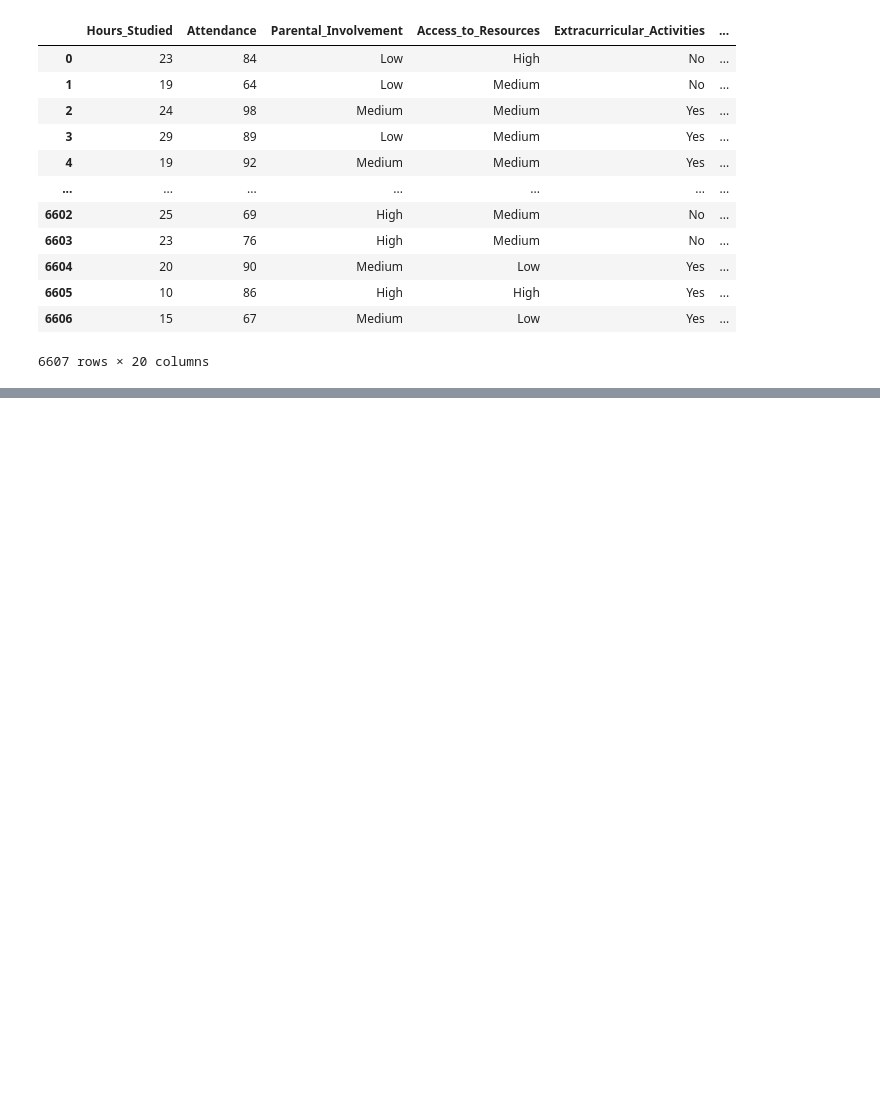
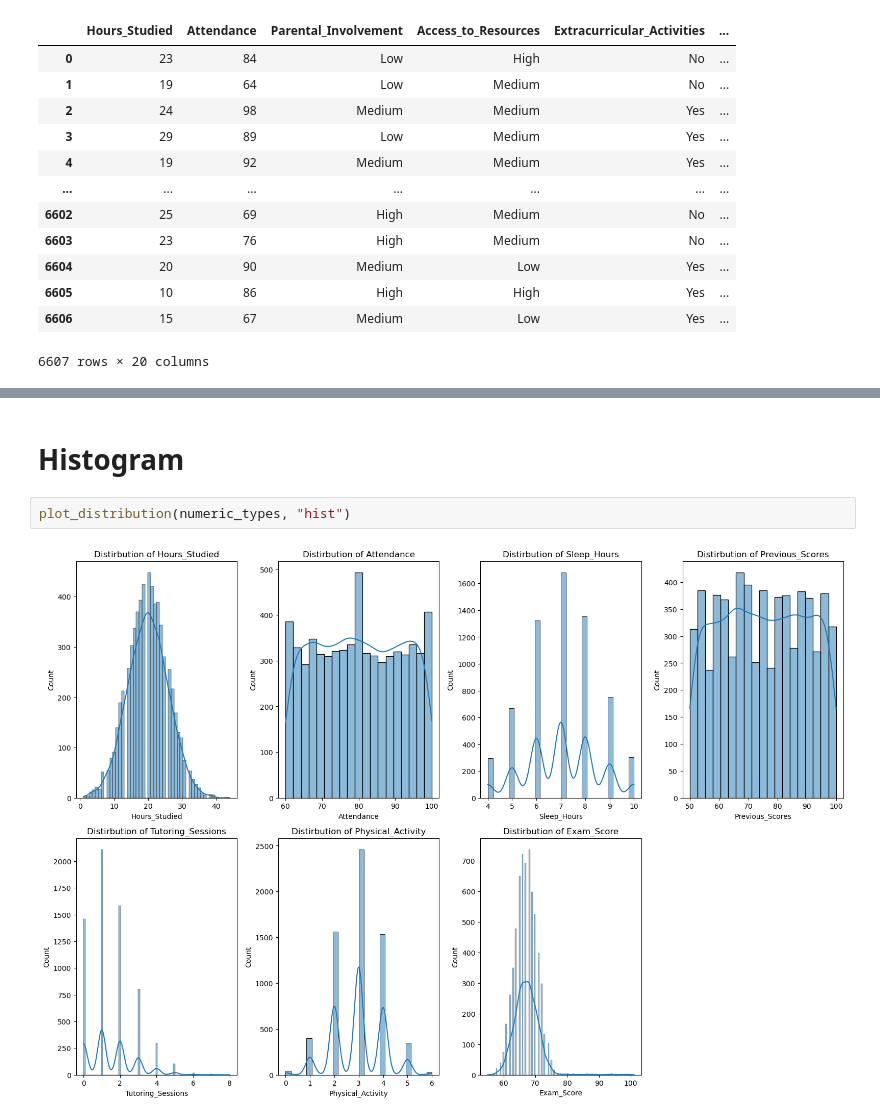
Before and after one commit to MaukanMir/Student-Performance-Figures-Analysis, a Jupyter notebook: training.ipynb, the cells around one changed output, grey strips where cells are left out. Saved outputs shown, nothing was run; the diff lists cells and outputs as text; blank space fills up the shorter version.

```diff
--- a/training.ipynb
+++ b/training.ipynb
@@ -30,0 +184,6 @@ df
+# %% [markdown]
+# Histogram
+# %%
+plot_distribution(numeric_types, "hist")
+# %% [output]
+[figure, added]
```
Also changed, not shown: parts of 13 cells of this notebook.
